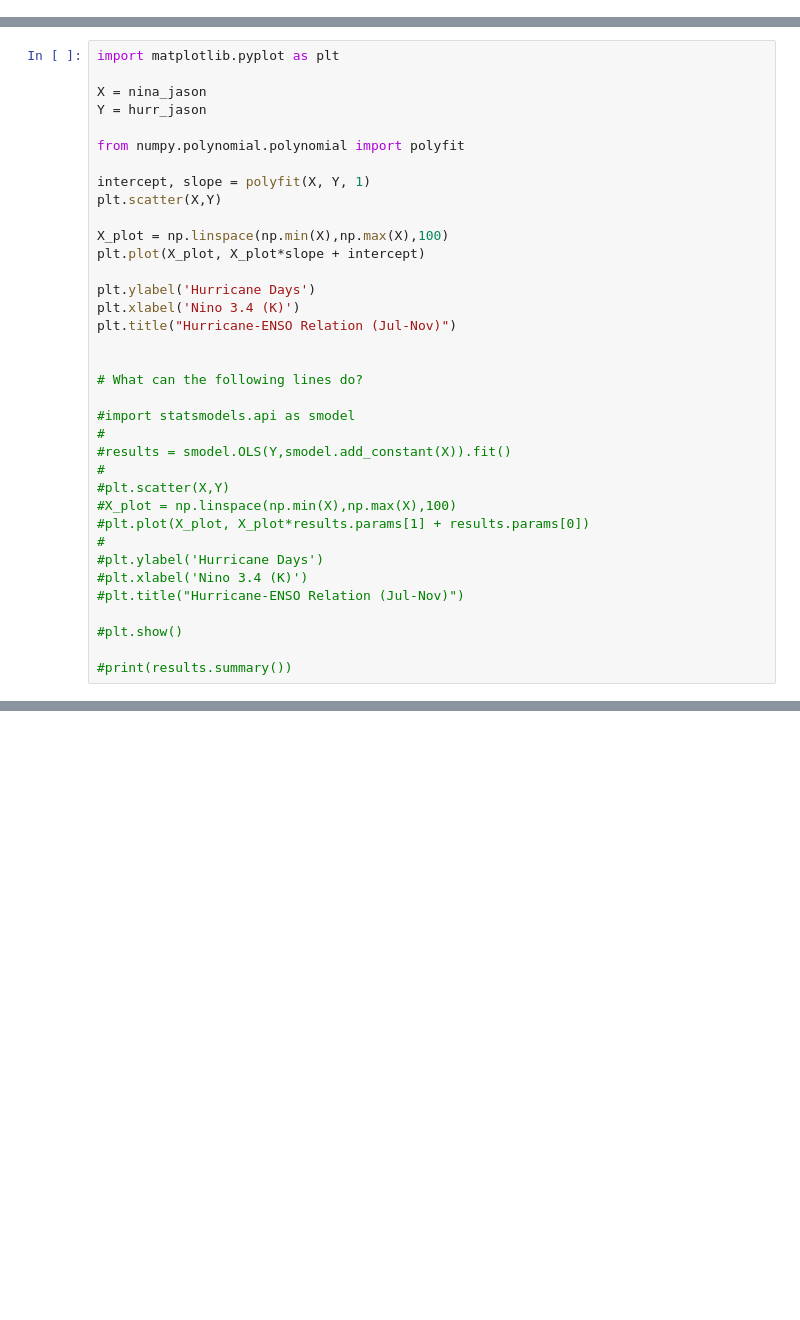
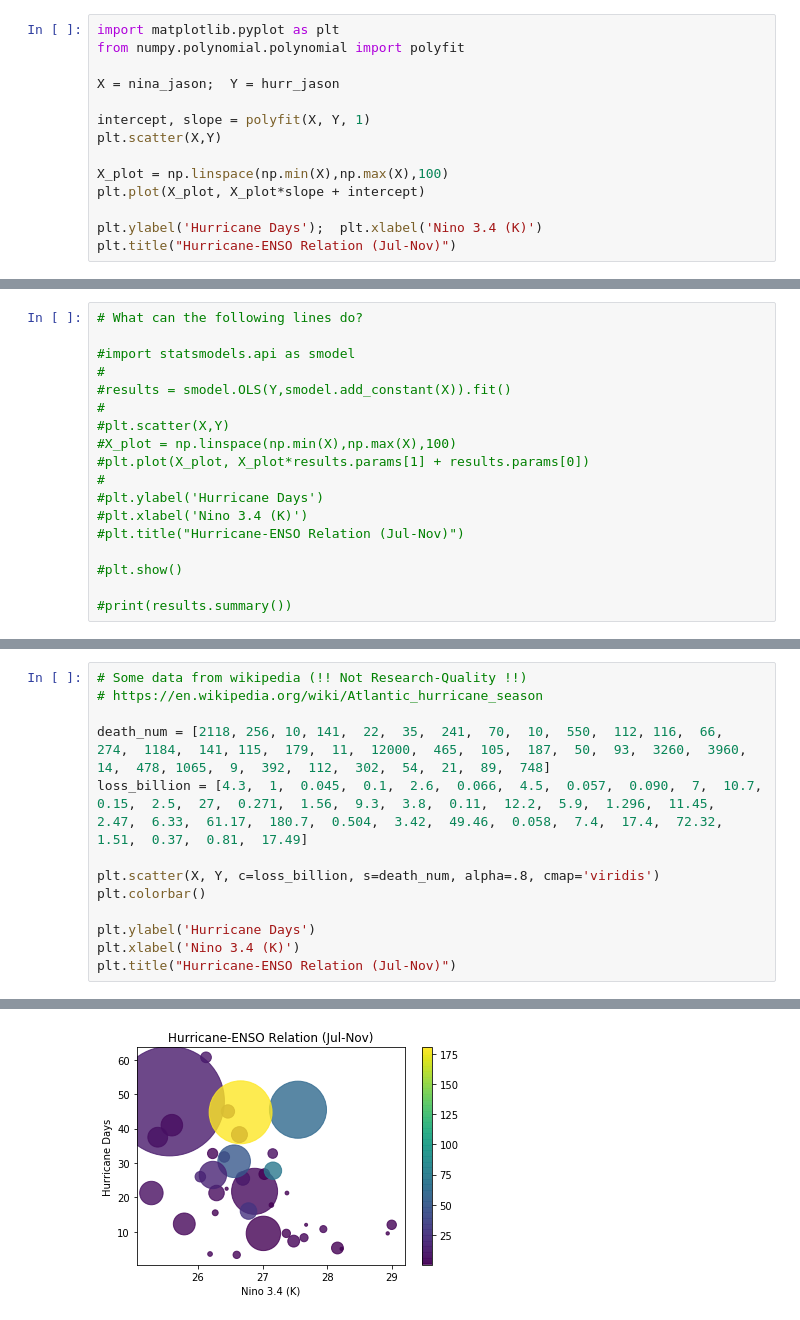
Before and after one commit to GanZhang-GFD/princeton_tutorial, a Jupyter notebook: scatter_storage.ipynb, the cells around one changed output, grey strips where cells are left out. Saved outputs shown, nothing was run; the diff lists cells and outputs as text; blank space fills up the shorter version.

```diff
--- a/scatter_storage.ipynb
+++ b/scatter_storage.ipynb
@@ -134,3 +157,17 @@ plt.title("Hurricane-ENSO Relation (Jul-Nov)")
 # %% [output]
 Text(0.5, 1.0, 'Hurricane-ENSO Relation (Jul-Nov)')
 [figure]
+# %%
+import matplotlib.pyplot as plt
+from numpy.polynomial.polynomial import polyfit
+
+X = nina_jason;  Y = hurr_jason
+
+intercept, slope = polyfit(X, Y, 1)
+plt.scatter(X,Y)
+
+X_plot = np.linspace(np.min(X),np.max(X),100)
+plt.plot(X_plot, X_plot*slope + intercept)
+
+plt.ylabel('Hurricane Days');  plt.xlabel('Nino 3.4 (K)')
+plt.title("Hurricane-ENSO Relation (Jul-Nov)")
@@ -137,22 +177,4 @@ Text(0.5, 1.0, 'Hurricane-ENSO Relation (Jul-Nov)')
 # %%
-import matplotlib.pyplot as plt
-
-X = nina_jason
-Y = hurr_jason
-
-from numpy.polynomial.polynomial import polyfit
-
-intercept, slope = polyfit(X, Y, 1)
-plt.scatter(X,Y)
-
-X_plot = np.linspace(np.min(X),np.max(X),100)
-plt.plot(X_plot, X_plot*slope + intercept)
-
-plt.ylabel('Hurricane Days')
-plt.xlabel('Nino 3.4 (K)')
-plt.title("Hurricane-ENSO Relation (Jul-Nov)")
-
-
 # What can the following lines do?
 
 #import statsmodels.api as smodel
@@ -175,0 +210,14 @@ Text(0.5, 1.0, 'Hurricane-ENSO Relation (Jul-Nov)')
+# %%
+# Some data from wikipedia (!! Not Research-Quality !!)
+# https://en.wikipedia.org/wiki/Atlantic_hurricane_season
+
+death_num = [2118, 256, 10, 141,  22,  35,  241,  70,  10,  550,  112, 116,  66,  274,  1184,  141, 115,  179,  11,  12000,  465,  105,  187,  50,  93,  3260,  3960,  14,  478, 1065,  9,  392,  112,  302,  54,  21,  89,  748]
+loss_billion = [4.3,  1,  0.045,  0.1,  2.6,  0.066,  4.5,  0.057,  0.090,  7,  10.7,  0.15,  2.5,  27,  0.271,  1.56,  9.3,  3.8,  0.11,  12.2,  5.9,  1.296,  11.45,  2.47,  6.33,  61.17,  180.7,  0.504,  3.42,  49.46,  0.058,  7.4,  17.4,  72.32,  1.51,  0.37,  0.81,  17.49]
+
+plt.scatter(X, Y, c=loss_billion, s=death_num, alpha=.8, cmap='viridis')
+plt.colorbar()
+
+plt.ylabel('Hurricane Days')
+plt.xlabel('Nino 3.4 (K)')
+plt.title("Hurricane-ENSO Relation (Jul-Nov)")
+# %% [output]
@@ -176 +225,2 @@ Text(0.5, 1.0, 'Hurricane-ENSO Relation (Jul-Nov)')
+[figure, added]
 # %%
```
Also changed, not shown: parts of 17 cells of this notebook.
